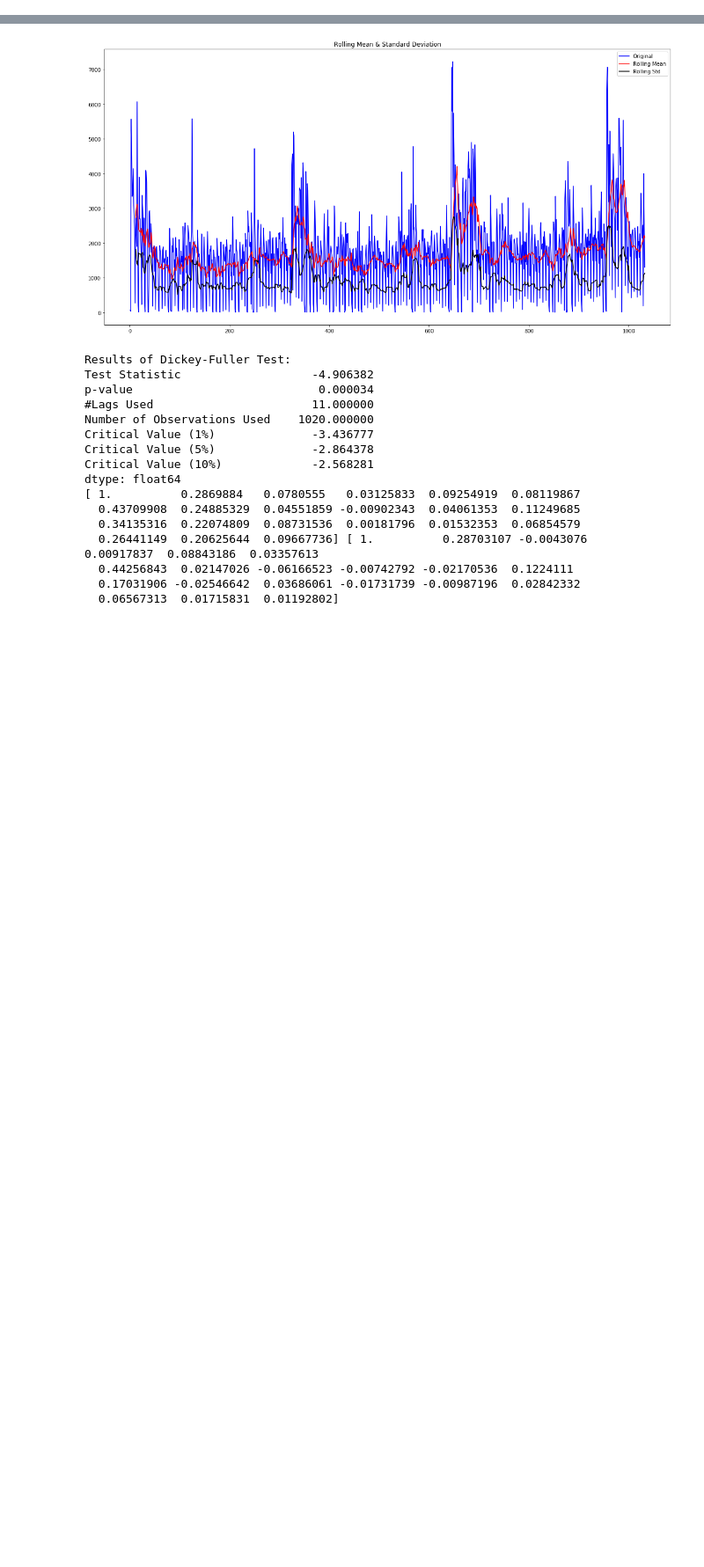
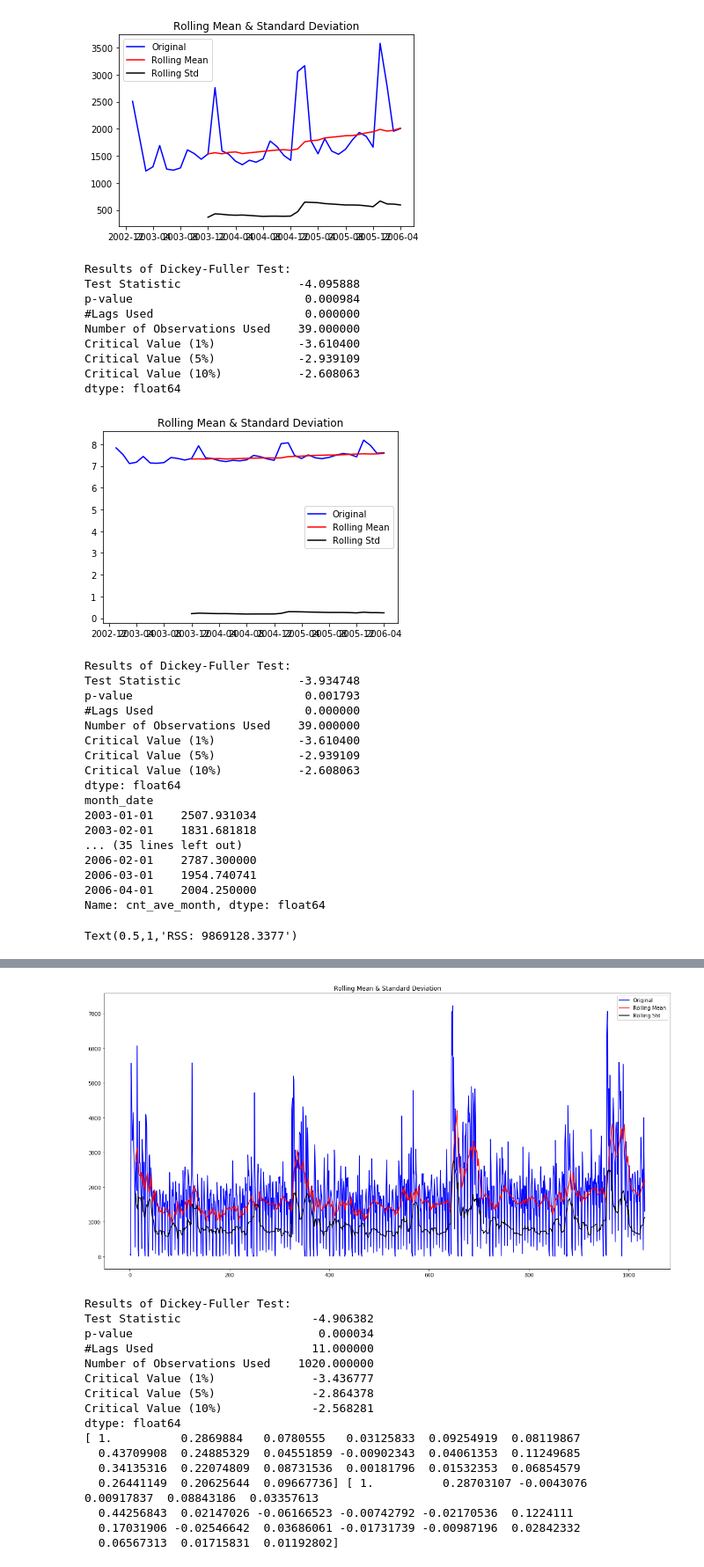
Before and after one commit to EchanHe/yancheng, a Jupyter notebook: data_manipulation.ipynb, the cells around one changed output, grey strips where cells are left out. Shown: that part at 88% size. Cells and saved outputs as stored; diff of their text form; code cells hidden in the pictures; blank space fills up the shorter version.

```diff
--- a/data_manipulation.ipynb
+++ b/data_manipulation.ipynb
@@ -115,0 +275,74 @@ by_date.head()
+# %%
+
+
+
+#data_train_monthly.plot()
+#data_train_monthly.to_csv("monthly.csv")
+
+ts_month = data_train_monthly['cnt_ave_month']
+log_ts_month = np.log(ts_month)
+#plt.plot(ts)
+test_stationarity(ts_month)
+test_stationarity(np.log(ts_month))
+
+log_ts_month = log_ts_month - log_ts_month.shift()
+
+
+#ACF and PACF plots:
+# from statsmodels.tsa.stattools import acf, pacf
+
+#ag_acf = acf(ts_month, nlags=12)
+# lag_pacf = pacf(log_ts_month, nlags=20, )
+
+# plt.subplot(121)
+# plt.plot(lag_acf)
+# plt.axhline(y=0,linestyle='--',color='gray')
+# plt.axhline(y=-1.96/np.sqrt(len(log_ts_month)),linestyle='--',color='gray')
+# plt.axhline(y=1.96/np.sqrt(len(log_ts_month)),linestyle='--',color='gray')
+# plt.title('Autocorrelation Function')
+
+# #Plot PACF:
+# plt.subplot(122)
+# plt.plot(lag_pacf)
+# plt.axhline(y=0,linestyle='--',color='gray')
+# plt.axhline(y=-1.96/np.sqrt(len(log_ts_month)),linestyle='--',color='gray')
+# plt.axhline(y=1.96/np.sqrt(len(log_ts_month)),linestyle='--',color='gray')
+# plt.title('Partial Autocorrelation Function')
+# plt.tight_layout()
+
+model = ARIMA(ts_month, order=(1, 0, 1))
+results_ARIMA = model.fit(disp=-1)
+plt.plot(ts_month)
+print(ts_month)
+plt.plot(results_ARIMA.fittedvalues, color='red')
+plt.title('RSS: %.4f'% sum((results_ARIMA.fittedvalues-ts_month)**2))
+# %% [output]
+[figure, added]
+Results of Dickey-Fuller Test:
+Test Statistic                 -4.095888
+p-value                         0.000984
+#Lags Used                      0.000000
+Number of Observations Used    39.000000
+Critical Value (1%)            -3.610400
+Critical Value (5%)            -2.939109
+Critical Value (10%)           -2.608063
+dtype: float64
+[figure, added]
+Results of Dickey-Fuller Test:
+Test Statistic                 -3.934748
+p-value                         0.001793
+#Lags Used                      0.000000
+Number of Observations Used    39.000000
+Critical Value (1%)            -3.610400
+Critical Value (5%)            -2.939109
+Critical Value (10%)           -2.608063
+dtype: float64
+month_date
+2003-01-01    2507.931034
+2003-02-01    1831.681818
+... (35 lines left out)
+2006-02-01    2787.300000
+2006-03-01    1954.740741
+2006-04-01    2004.250000
+Name: cnt_ave_month, dtype: float64
+Text(0.5,1,'RSS: 9869128.3377')
```
Also changed, not shown: parts of 25 cells of this notebook, 1 other file.
